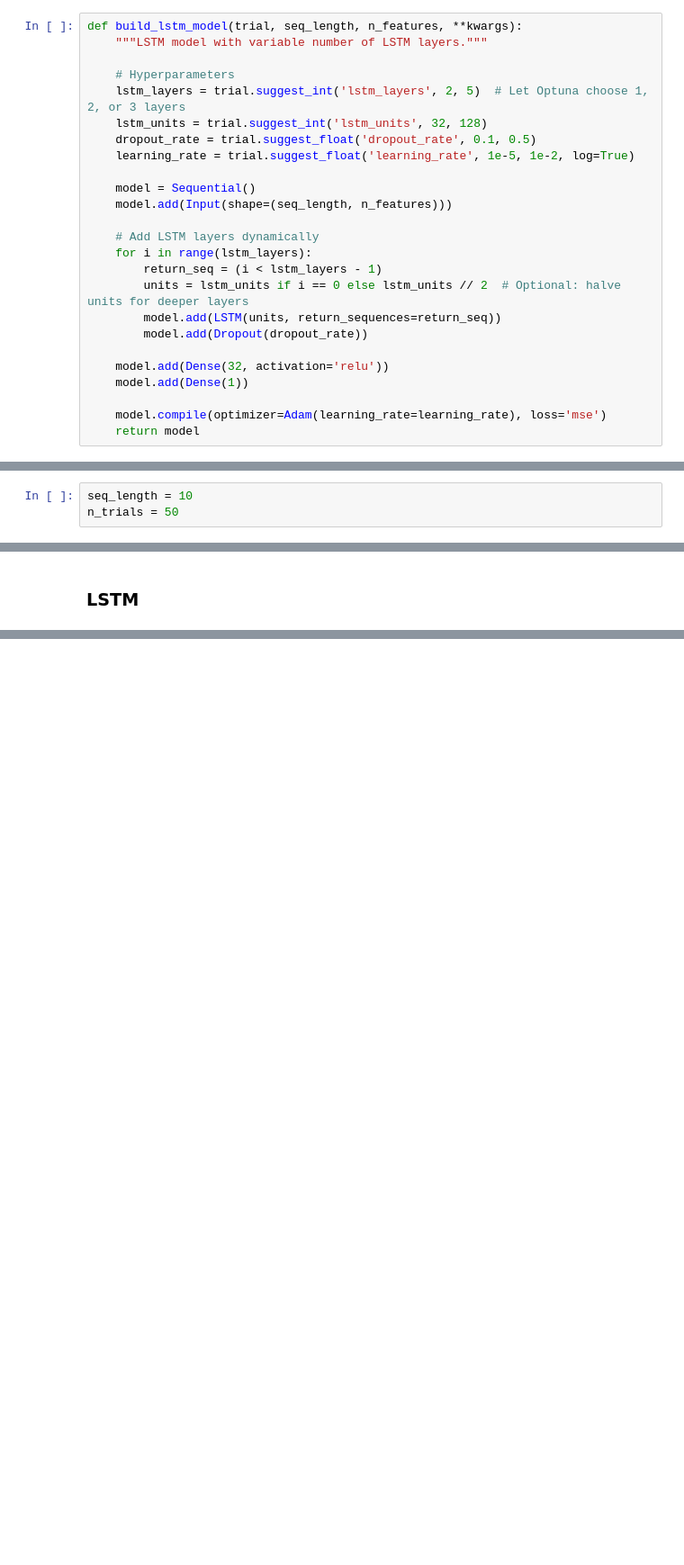
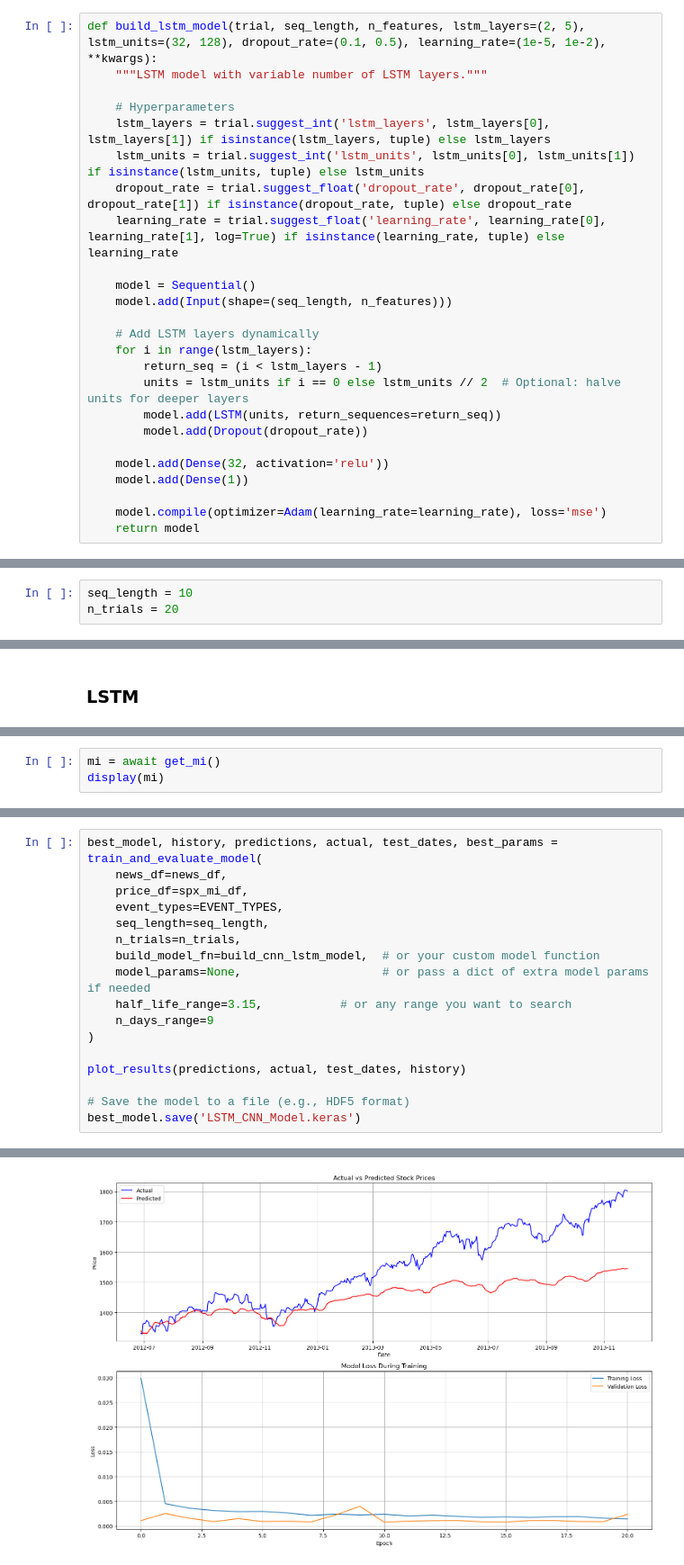
Before and after one commit to jasonlam510/FYP, a Jupyter notebook: archive/src/data-preprocessing/notebook/model_training.ipynb, the cells around one changed output, grey strips where cells are left out. Shown at 90% size. Saved outputs shown, nothing was run; the diff lists cells and outputs as text; blank space fills up the shorter version.

```diff
--- a/src/data-preprocessing/notebook/model_training.ipynb
+++ b/archive/src/data-preprocessing/notebook/model_training.ipynb
@@ -674,14 +678,14 @@ def build_cnn_lstm_model(trial, seq_length, n_features):
 # %% [markdown]
 ### LSTM
 # %%
-def build_lstm_model(trial, seq_length, n_features, **kwargs):
+def build_lstm_model(trial, seq_length, n_features, lstm_layers=(2, 5), lstm_units=(32, 128), dropout_rate=(0.1, 0.5), learning_rate=(1e-5, 1e-2), **kwargs):
     """LSTM model with variable number of LSTM layers."""
 
     # Hyperparameters
-    lstm_layers = trial.suggest_int('lstm_layers', 2, 5)  # Let Optuna choose 1, 2, or 3 layers
-    lstm_units = trial.suggest_int('lstm_units', 32, 128)
-    dropout_rate = trial.suggest_float('dropout_rate', 0.1, 0.5)
-    learning_rate = trial.suggest_float('learning_rate', 1e-5, 1e-2, log=True)
+    lstm_layers = trial.suggest_int('lstm_layers', lstm_layers[0], lstm_layers[1]) if isinstance(lstm_layers, tuple) else lstm_layers
+    lstm_units = trial.suggest_int('lstm_units', lstm_units[0], lstm_units[1]) if isinstance(lstm_units, tuple) else lstm_units
+    dropout_rate = trial.suggest_float('dropout_rate', dropout_rate[0], dropout_rate[1]) if isinstance(dropout_rate, tuple) else dropout_rate
+    learning_rate = trial.suggest_float('learning_rate', learning_rate[0], learning_rate[1], log=True) if isinstance(learning_rate, tuple) else learning_rate
 
     model = Sequential()
     model.add(Input(shape=(seq_length, n_features)))
@@ -853,11 +922,11 @@ def plot_results(predictions, actual, test_dates, history):
 
     plt.tight_layout()
     plt.show()
+# %%
+seq_length = 10
+n_trials = 20
 # %% [markdown]
 # Test different Model
-# %%
-seq_length = 10
-n_trials = 50
 # %% [markdown]
 ## Balance Indicator Set
 # %% [markdown]
@@ -1223,0 +1427,3 @@ F1 Score (direction): 0.5865
+# %%
+mi = await get_mi()
+display(mi)
@@ -1223,0 +1501,18 @@ F1 Score (direction): 0.5865
+# %%
+best_model, history, predictions, actual, test_dates, best_params = train_and_evaluate_model(
+    news_df=news_df,
+    price_df=spx_mi_df,
+    event_types=EVENT_TYPES,
+    seq_length=seq_length,
+    n_trials=n_trials,
+    build_model_fn=build_cnn_lstm_model,  # or your custom model function
+    model_params=None,                    # or pass a dict of extra model params if needed
+    half_life_range=3.15,           # or any range you want to search
+    n_days_range=9
+)
+
+plot_results(predictions, actual, test_dates, history)
+
+# Save the model to a file (e.g., HDF5 format)
+best_model.save('LSTM_CNN_Model.keras')
+# %% [output]
@@ -1223,0 +1553 @@ F1 Score (direction): 0.5865
+[figure, added]
```
Also changed, not shown: parts of 29 cells of this notebook, 42 other files.
